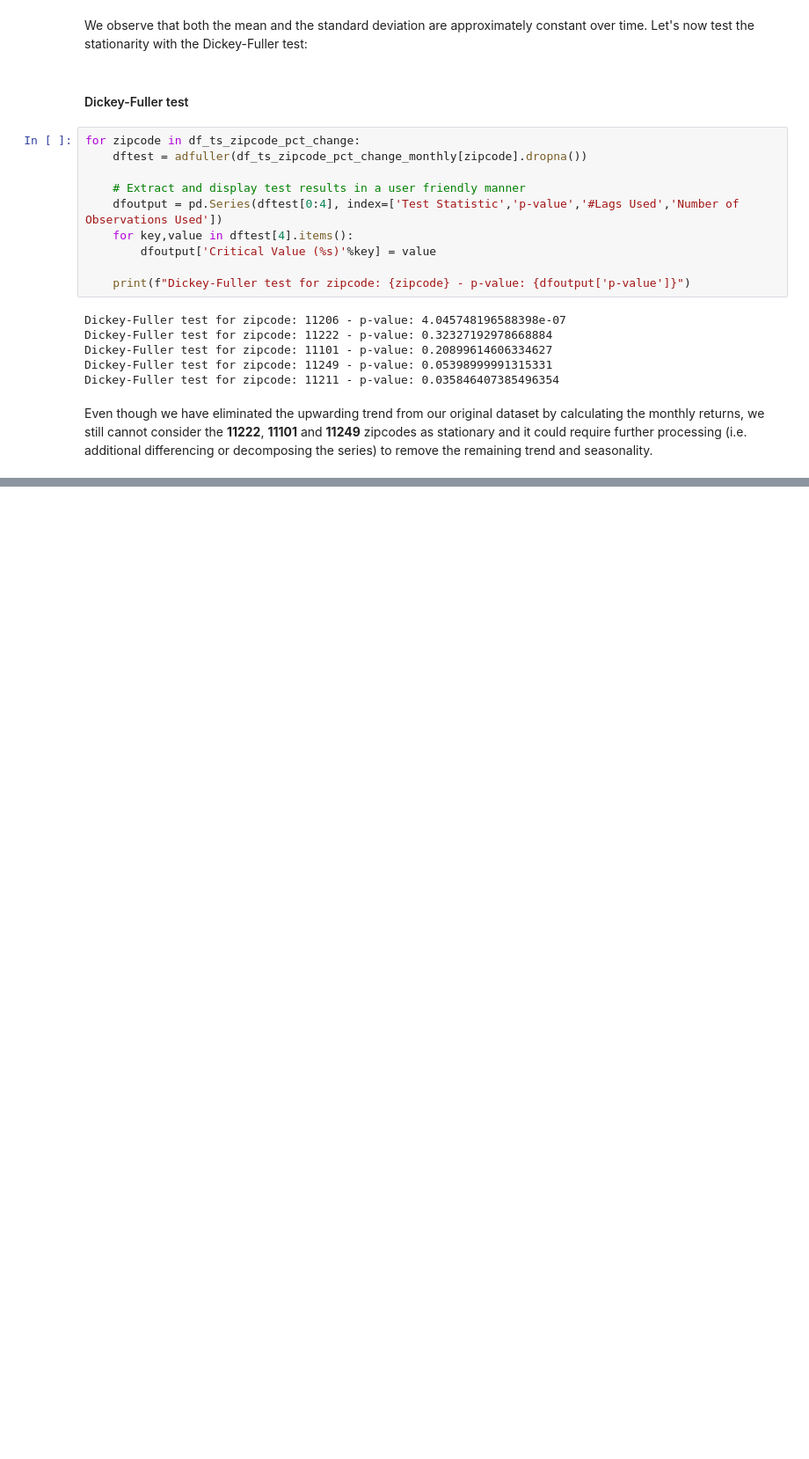
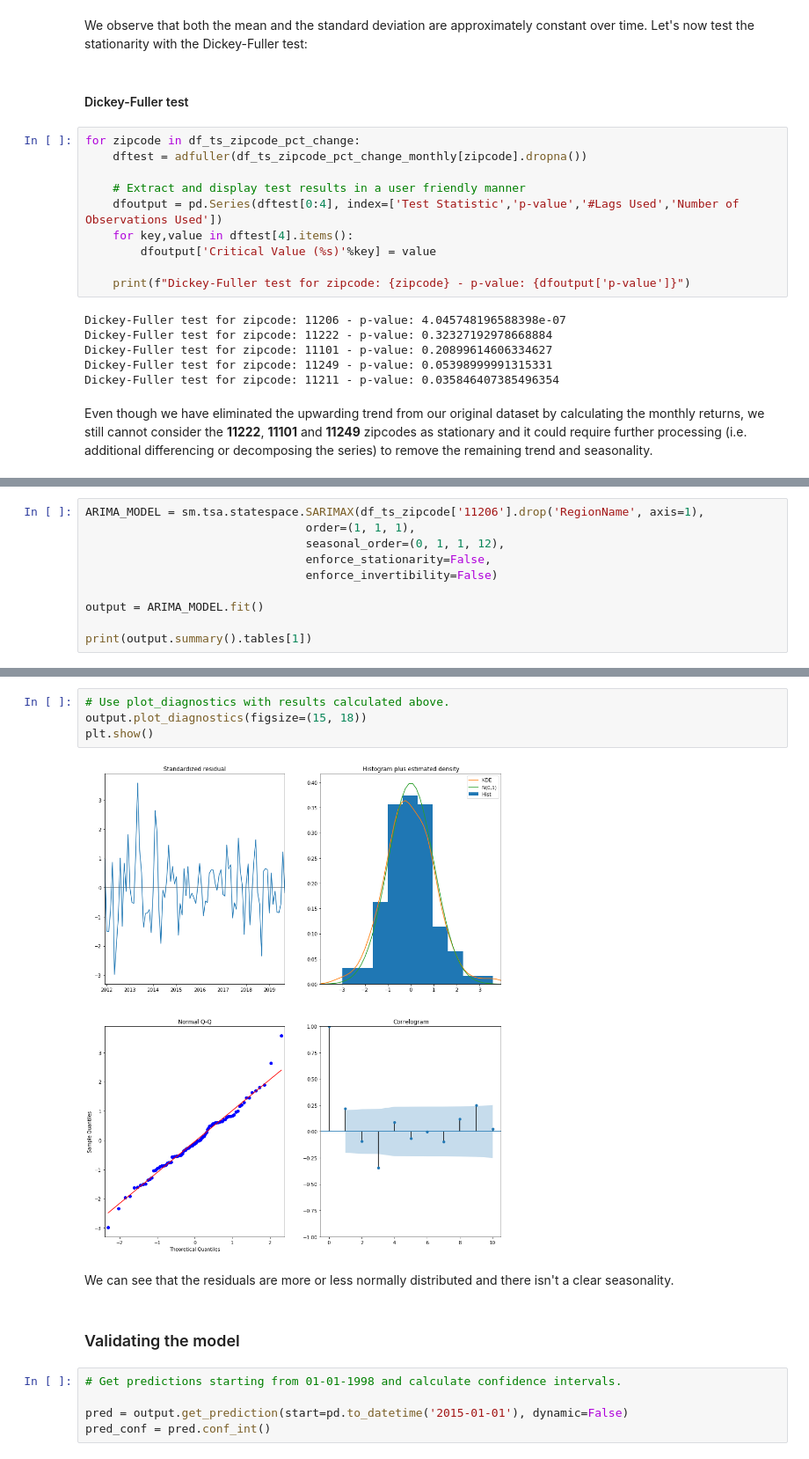
Before and after one commit to bartomolina/dsmod4project, a Jupyter notebook: student.ipynb, the cells around one changed output, grey strips where cells are left out. Shown at 88% size. Saved outputs shown, nothing was run; the diff lists cells and outputs as text; blank space fills up the shorter version.

```diff
--- a/student.ipynb
+++ b/student.ipynb
@@ -461,0 +542,10 @@ def get_datetimes(df):
+# %%
+ARIMA_MODEL = sm.tsa.statespace.SARIMAX(df_ts_zipcode['11206'].drop('RegionName', axis=1),
+                                order=(1, 1, 1),
+                                seasonal_order=(0, 1, 1, 12),
+                                enforce_stationarity=False,
+                                enforce_invertibility=False)
+
+output = ARIMA_MODEL.fit()
+
+print(output.summary().tables[1])
@@ -461,0 +561,15 @@ def get_datetimes(df):
+# %%
+# Use plot_diagnostics with results calculated above.
+output.plot_diagnostics(figsize=(15, 18))
+plt.show()
+# %% [output]
+[figure, added]
+# %% [markdown]
+We can see that the residuals are more or less normally distributed and there isn't a clear seasonality.
+# %% [markdown]
+### Validating the model
+# %%
+# Get predictions starting from 01-01-1998 and calculate confidence intervals.
+
+pred = output.get_prediction(start=pd.to_datetime('2015-01-01'), dynamic=False)
+pred_conf = pred.conf_int()
```
Also changed, not shown: parts of 30 cells of this notebook.
